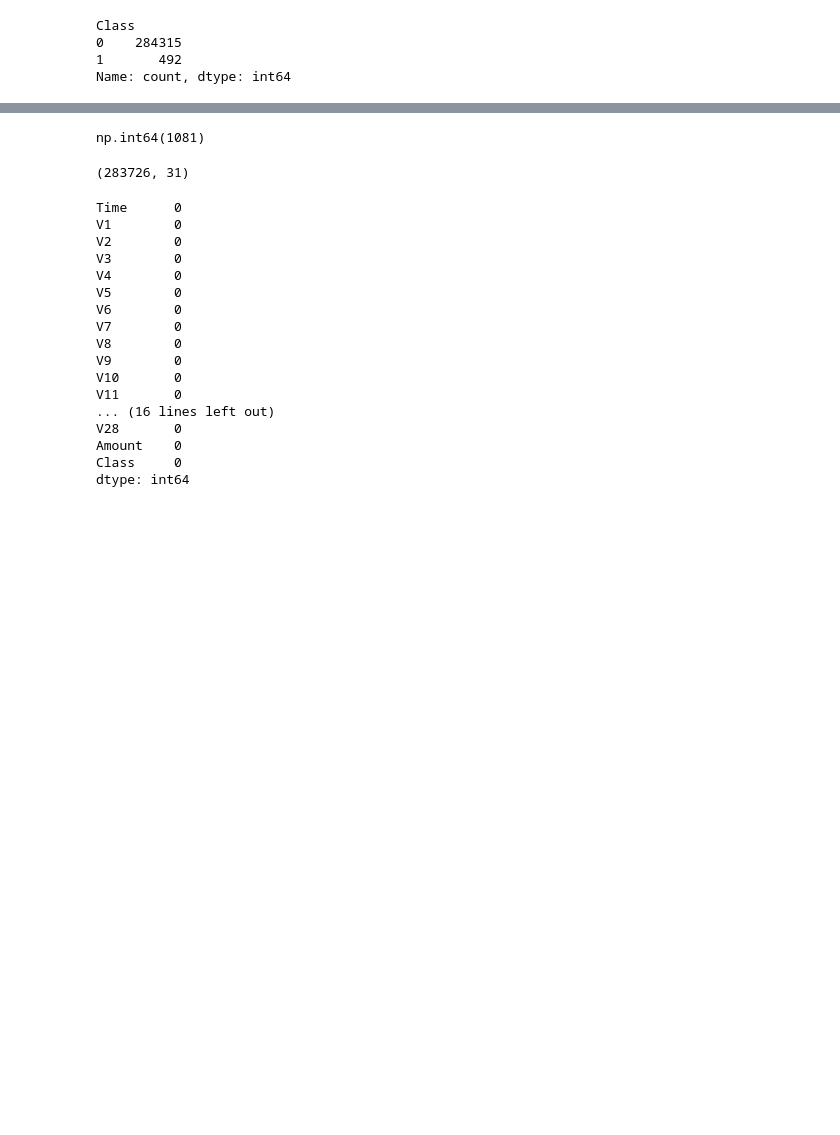
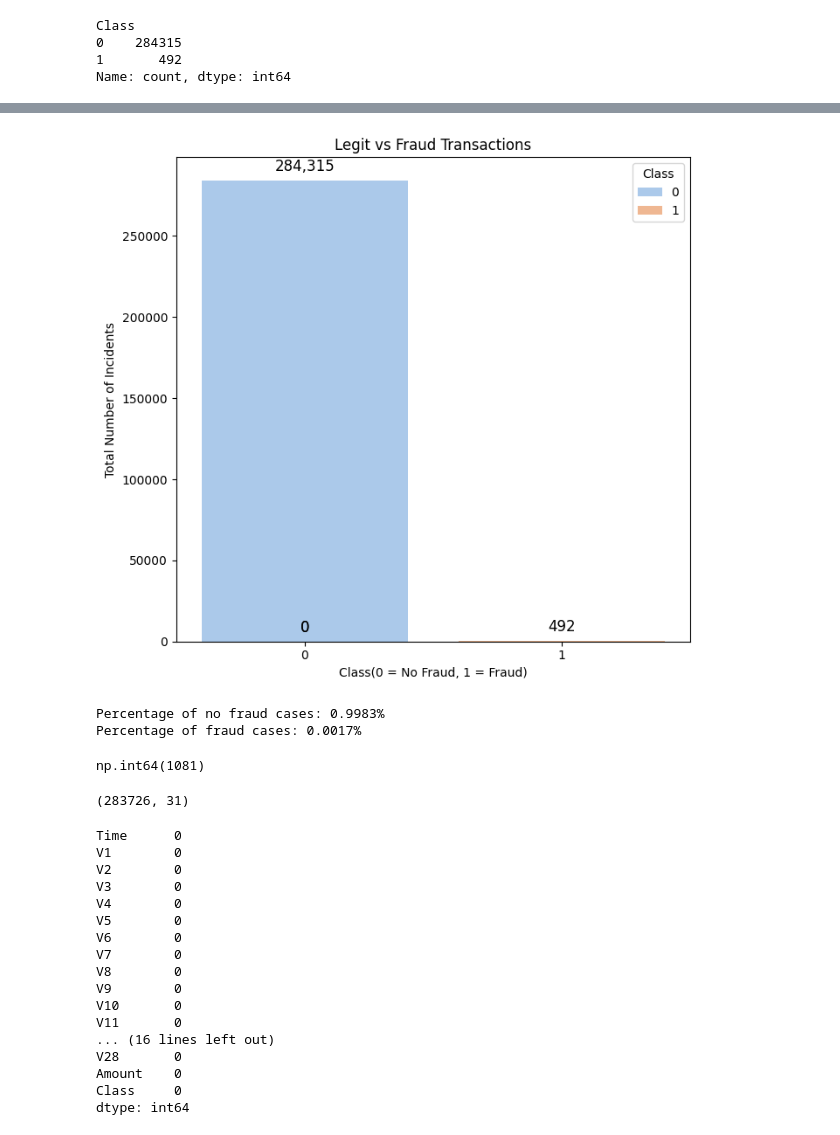
Before and after one commit to Bjg17/python_project, a Jupyter notebook: Project.ipynb, the cells around one changed output, grey strips where cells are left out. Drawn from its saved outputs; the diff is of its cells as text; code cells hidden in the pictures; blank space fills up the shorter version.

```diff
--- a/Project.ipynb
+++ b/Project.ipynb
@@ -102,0 +141,24 @@ Percentage of fraud cases: 0.0017%
+# %%
+plt.figure(figsize = (7, 6.5))
+ax = sns.countplot(
+    data = data,
+    x = 'Class',
+    hue = 'Class',
+    palette = 'pastel'
+)
+
+for p in ax.patches:
+    count = int(p.get_height())
+    ax.annotate(f'{count:,}',
+                (p.get_x() + p.get_width() / 2., count),
+                ha='center', va='bottom',
+                fontsize=12, color='black',
+                xytext=(0, 5),
+                textcoords='offset points')
+plt.title('Legit vs Fraud Transactions')
+plt.xlabel('Class(0 = No Fraud, 1 = Fraud)')
+plt.ylabel('Total Number of Incidents')
+plt.tight_layout()
+plt.show()
+# %% [output]
+[figure, added]
@@ -103,3 +169,9 @@ Percentage of fraud cases: 0.0017%
+# %%
+print(f'Percentage of no fraud cases: {round(legit/size,4)}%')
+print(f'Percentage of fraud cases: {round(fraud/size,4)}%')
+# %% [output]
+Percentage of no fraud cases: 0.9983%
+Percentage of fraud cases: 0.0017%
 # %%
 data.duplicated().sum()
 # %% [output]
```
Also changed, not shown: parts of 29 cells of this notebook.
